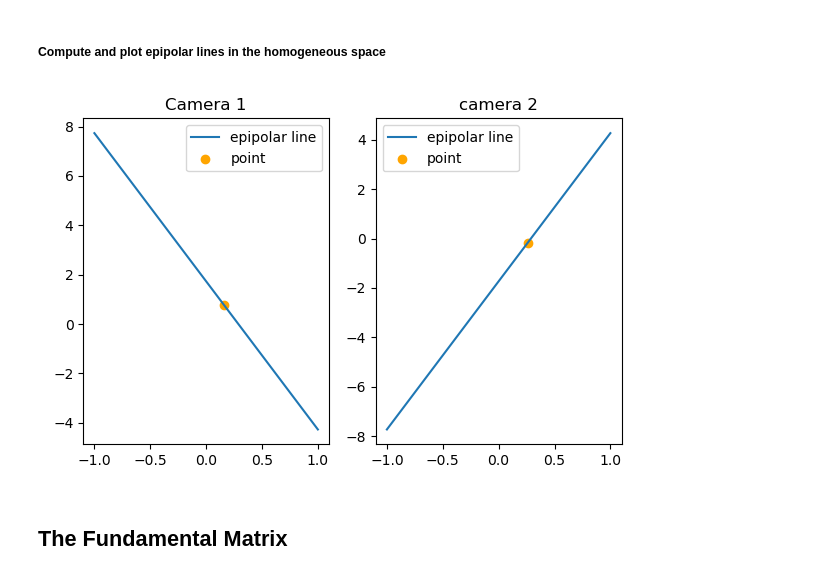
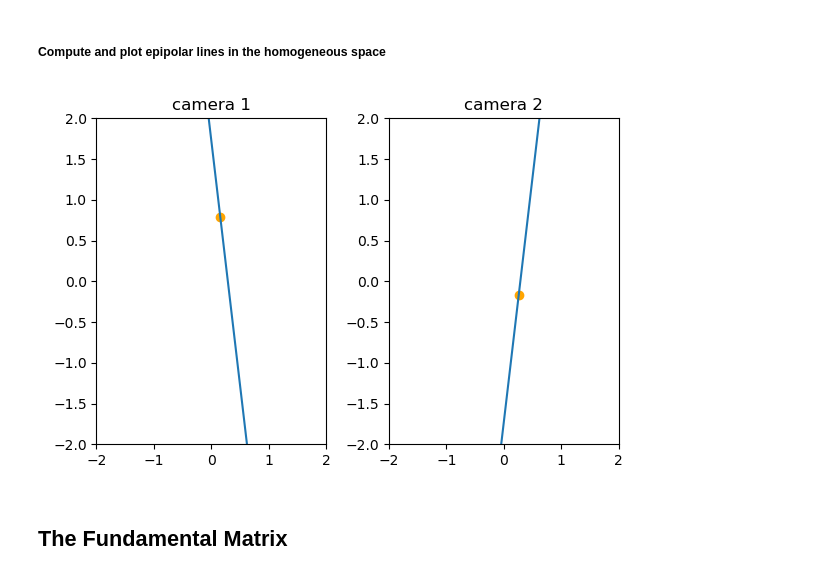
Before and after one commit to wingedrasengan927/Stereo-Geometry, a Jupyter notebook: Essential Matrix.ipynb, the cells around one changed output. Saved outputs shown, nothing was run; the diff lists cells and outputs as text; code cells hidden in the pictures.

```diff
--- a/Essential Matrix.ipynb
+++ b/Essential Matrix.ipynb
@@ -212,40 +215,41 @@ is_vectors_close(c2_intn.T @ essential_matrix @ c1_intn, np.array([[0]]))
 # %%
 nrows = 1
 ncols = 2
+h, w = img_size
 
 fig, axes = plt.subplots(nrows=nrows, ncols=ncols, figsize=(6, 4))
 
 # Epipolar line in camera 1 given the point wrt camera 2
 ax1 = axes[0]
-ax1.set_title("Camera 1")
+ax1.set_title("camera 1")
+ax1.set(xlim = (-(h // 2), w // 2), ylim = (-(h // 2), w // 2))
 
 # compute the epipolar line in camera 1
 coeffs = (point_c2.T @ essential_matrix).reshape(-1)
 x, y = plot_line(coeffs, (-1, 1))
 
 # convert c2_intn from homogeneous coordinate to pixel coordinate
 u, v = to_eucld_coords(c1_intn).reshape(-1)
 
 ax1.plot(x, y, label="epipolar line")
 ax1.scatter(u, v, color="orange", label="point")
 
 # Epipolar line in camera 2 given the point wrt camera 1
 ax2 = axes[1]
 ax2.set_title("camera 2")
+ax2.set(xlim = (-(h // 2), w // 2), ylim = (-(h // 2), w // 2))
 
 coeffs = (essential_matrix @ point_c1).reshape(-1)
 x, y = plot_line(coeffs, (-1, 1))
 
 u, v = to_eucld_coords(c2_intn).reshape(-1)
 
 ax2.plot(x, y, label="epipolar line")
 ax2.scatter(u, v, color="orange", label="point")
 
-ax1.legend()
-ax2.legend()
 plt.tight_layout()
 # %% [output]
-[figure, old version]
+[figure, new version]
 # %% [markdown]
 ## The Fundamental Matrix
 # %% [markdown]
```
Also changed, not shown: parts of 4 cells of this notebook, 6 other files.
